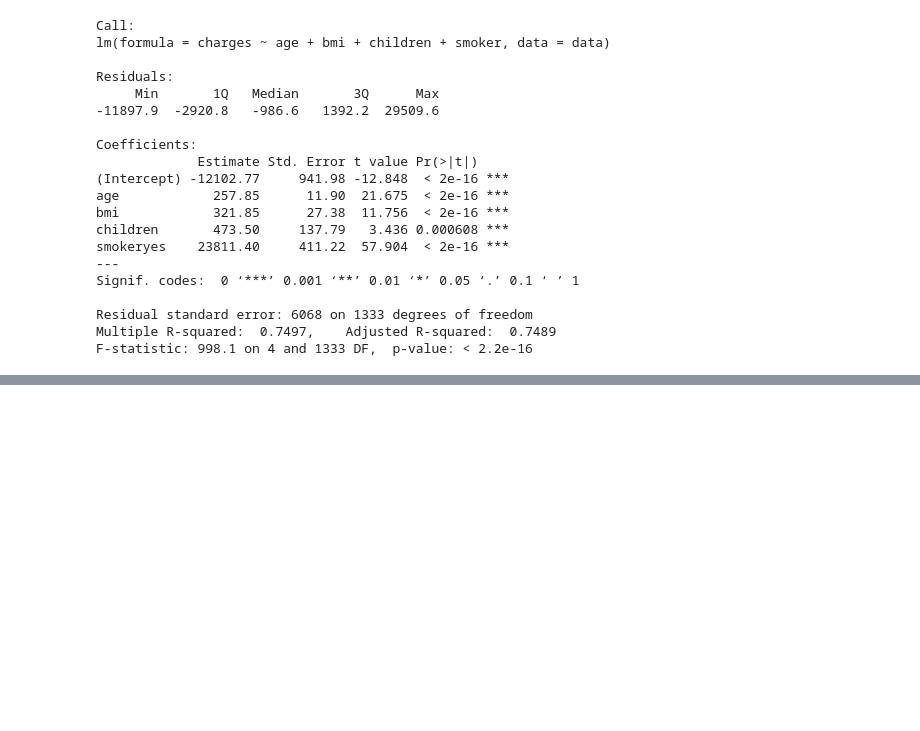
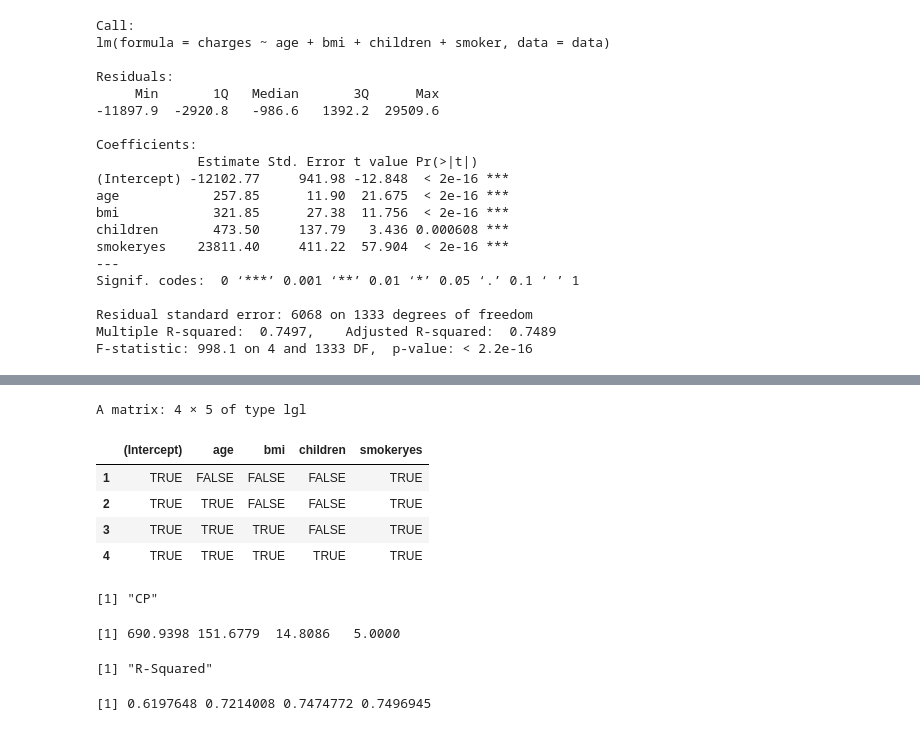
Before and after one commit to Yuji03b/STAT-306-group-project, a Jupyter notebook: code.ipynb, the cells around one changed output, grey strips where cells are left out. Drawn from its saved outputs; the diff is of its cells as text; code cells hidden in the pictures; blank space fills up the shorter version.

```diff
--- a/code.ipynb
+++ b/code.ipynb
@@ -239,0 +310,22 @@ F-statistic: 998.1 on 4 and 1333 DF,  p-value: < 2.2e-16
+# %%
+data_key_features <- data %>% select(age, bmi, children, smoker, charges)
+# %%
+# forward selection on key features
+s <- regsubsets(charges ~ ., data=data_key_features, method="forward")
+ss <- summary(s)
+ss$which
+print("CP")
+ss$cp
+print("R-Squared")
+ss$rsq
+# %% [output]
+A matrix: 4 × 5 of type lgl
+|  | (Intercept) | age | bmi | children | smokeryes |
+| 1 | TRUE | FALSE | FALSE | FALSE | TRUE |
+| 2 | TRUE | TRUE | FALSE | FALSE | TRUE |
+| 3 | TRUE | TRUE | TRUE | FALSE | TRUE |
+| 4 | TRUE | TRUE | TRUE | TRUE | TRUE |
+[1] "CP"
+[1] 690.9398 151.6779  14.8086   5.0000
+[1] "R-Squared"
+[1] 0.6197648 0.7214008 0.7474772 0.7496945
```
Also changed, not shown: parts of 9 cells of this notebook.
